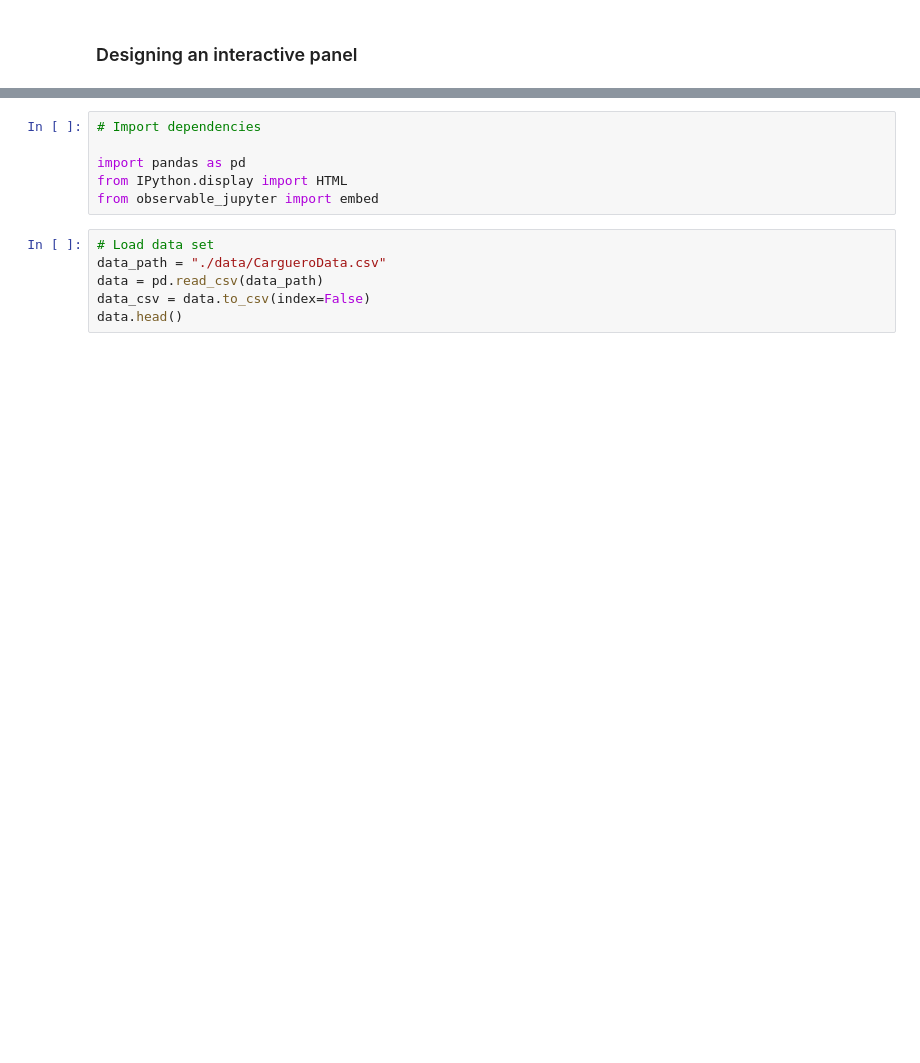
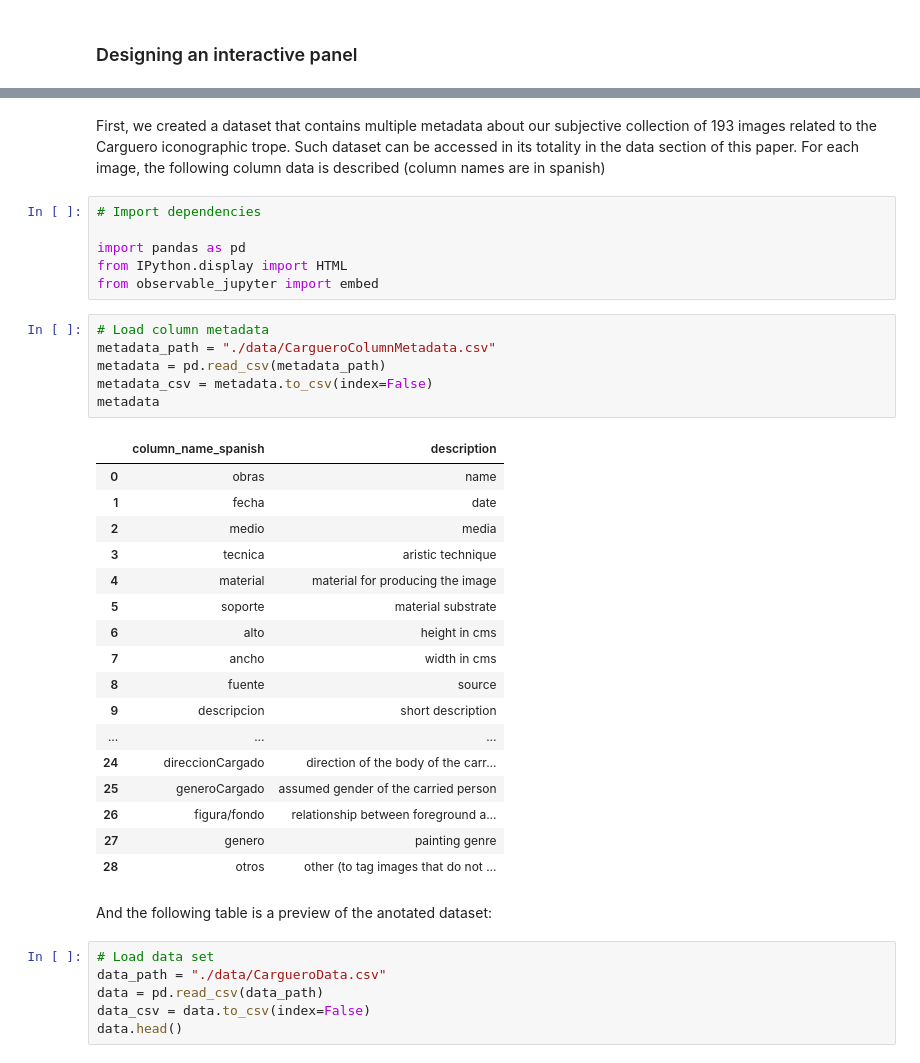
Before and after one commit to srsergiorodriguez/template_repo_JDH, a Jupyter notebook: Interactive panels as explorative tools of visual sources.ipynb, the cells around one changed output, grey strips where cells are left out. Drawn from its saved outputs; the diff is of its cells as text; blank space fills up the shorter version.

```diff
--- a/Interactive panels as explorative tools of visual sources.ipynb
+++ b/Interactive panels as explorative tools of visual sources.ipynb
@@ -81,9 +102,37 @@ First, we created a dataset that contains multiple metadata about our subjective
+# %% [markdown]
+First, we created a dataset that contains multiple metadata about our subjective collection of 193 images related to the Carguero iconographic trope. Such dataset can be accessed in its totality in the data section of this paper. For each image, the following column data is described (column names are in spanish)
 # %%
 # Import dependencies
 
 import pandas as pd
 from IPython.display import HTML
 from observable_jupyter import embed
+# %%
+# Load column metadata
+metadata_path = "./data/CargueroColumnMetadata.csv"
+metadata = pd.read_csv(metadata_path)
+metadata_csv = metadata.to_csv(index=False)
+metadata
+# %% [output]
+|  | column_name_spanish | description |
+| 0 | obras | name |
+| 1 | fecha | date |
+| 2 | medio | media |
+| 3 | tecnica | aristic technique |
+| 4 | material | material for producing the image |
+| 5 | soporte | material substrate |
+| 6 | alto | height in cms |
+| 7 | ancho | width in cms |
+| 8 | fuente | source |
+| 9 | descripcion | short description |
+| ... | ... | ... |
+| 24 | direccionCargado | direction of the body of the carr... |
+| 25 | generoCargado | assumed gender of the carried person |
+| 26 | figura/fondo | relationship between foreground a... |
+| 27 | genero | painting genre |
+| 28 | otros | other (to tag images that do not ... |
+# %% [markdown]
+And the following table is a preview of the anotated dataset:
 # %%
 # Load data set
 data_path = "./data/CargueroData.csv"
```
Also changed, not shown: parts of 69 cells of this notebook, 2 other files.
